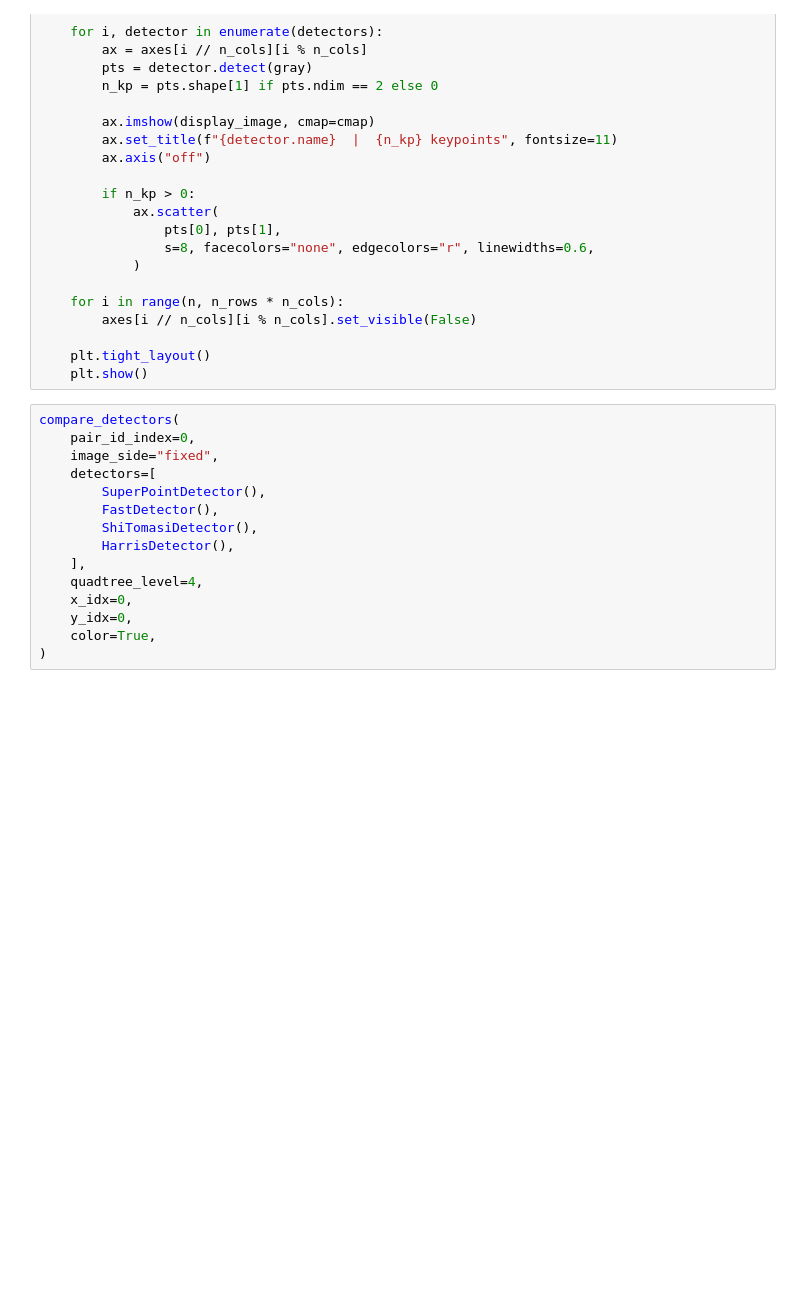
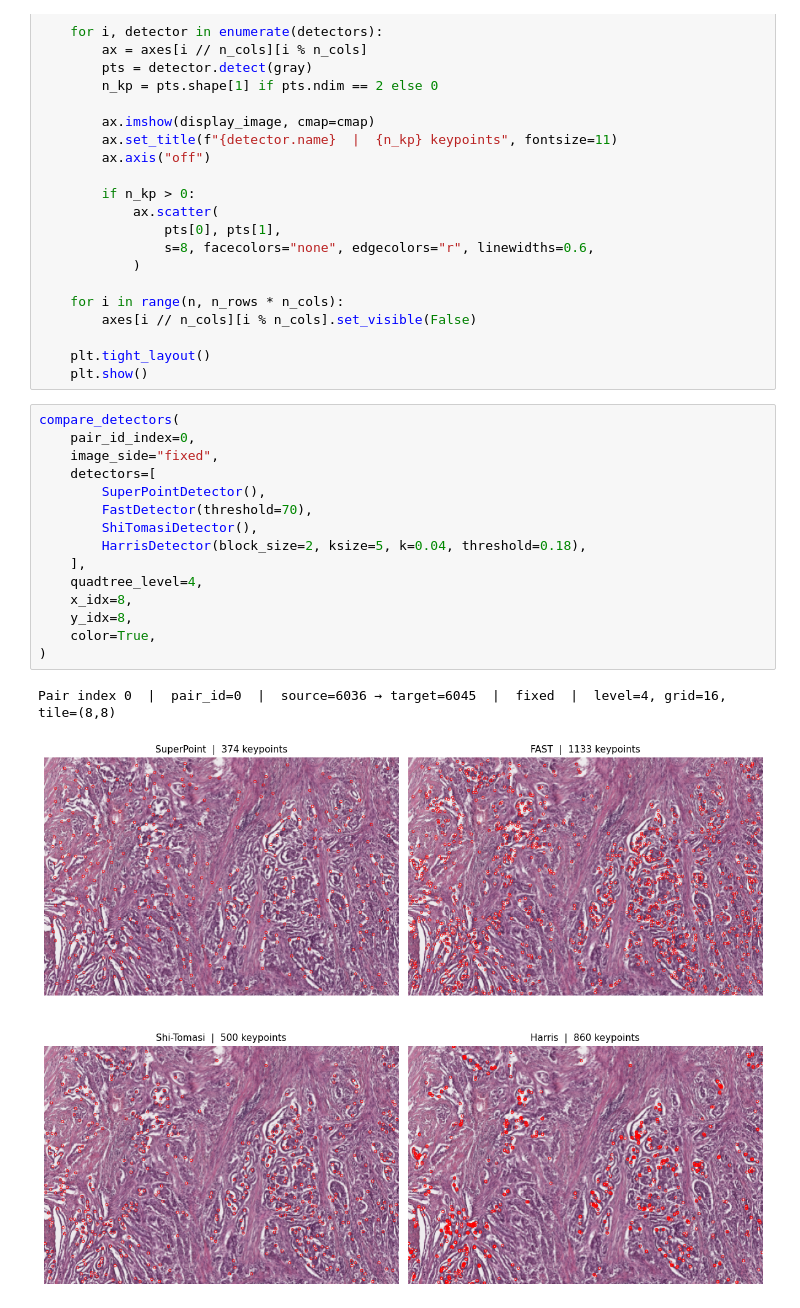
Before and after one commit to fusiongodo/medical-image-registration, a Jupyter notebook: pretraining_compare_detectors/compare_base_detectors.ipynb, the cells around one changed output. Cells and saved outputs as stored; diff of their text form; blank space fills up the shorter version.

```diff
--- a/pretraining_compare_detectors/compare_base_detectors.ipynb
+++ b/pretraining_compare_detectors/compare_base_detectors.ipynb
@@ -119,15 +121,18 @@ def compare_detectors(
 # %%
 compare_detectors(
     pair_id_index=0,
     image_side="fixed",
     detectors=[
         SuperPointDetector(),
-        FastDetector(),
+        FastDetector(threshold=70),
         ShiTomasiDetector(),
-        HarrisDetector(),
+        HarrisDetector(block_size=2, ksize=5, k=0.04, threshold=0.18),
     ],
     quadtree_level=4,
-    x_idx=0,
-    y_idx=0,
+    x_idx=8,
+    y_idx=8,
     color=True,
 )
+# %% [output]
+Pair index 0  |  pair_id=0  |  source=6036 → target=6045  |  fixed  |  level=4, grid=16, tile=(8,8)
+[figure, added]
```
Also changed, not shown: parts of 1 cell of this notebook.
